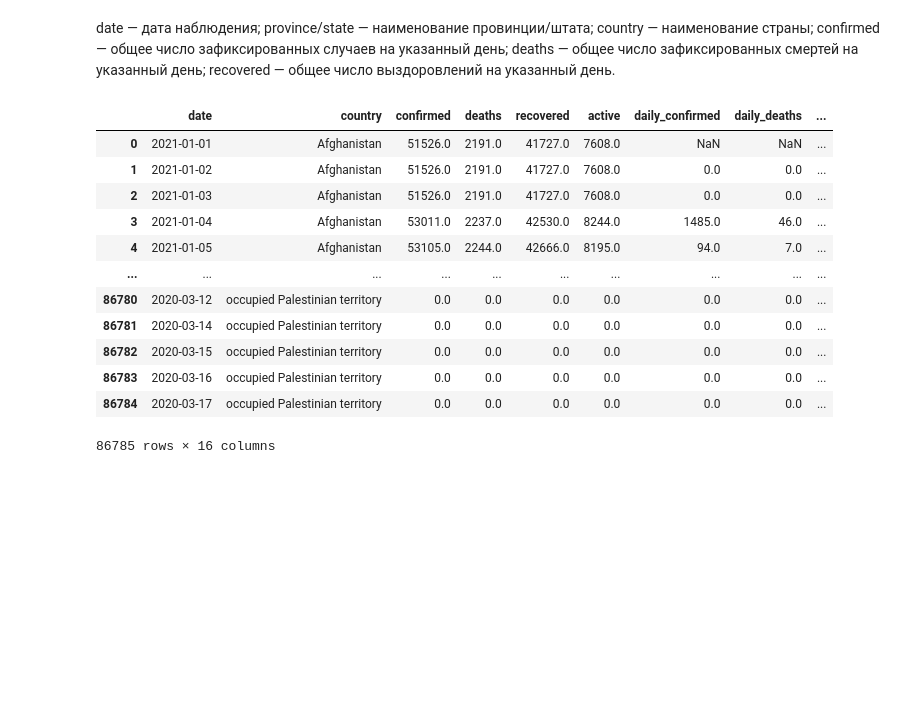
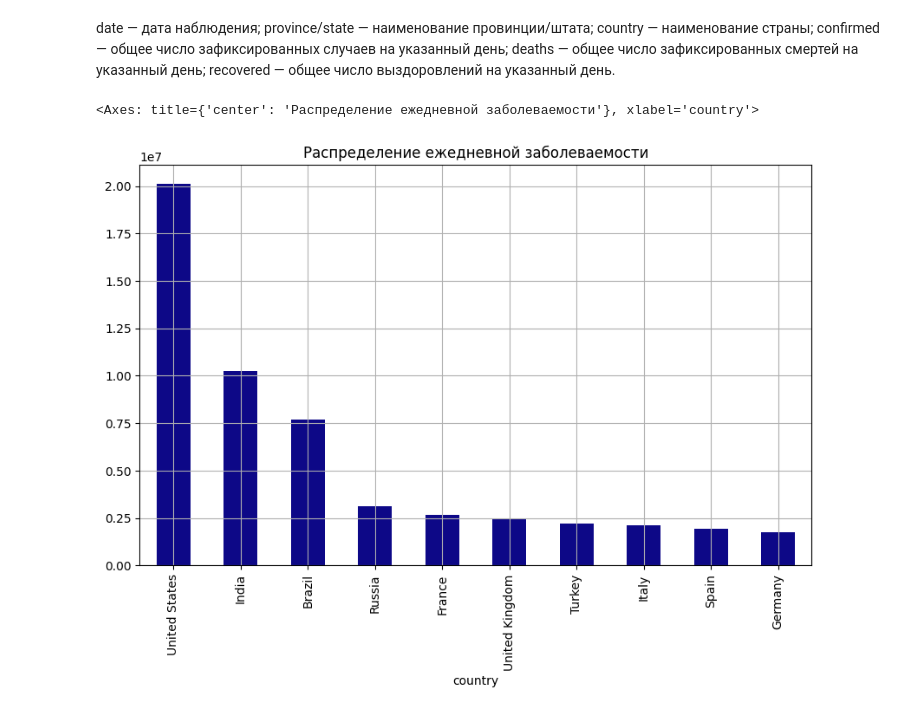
Before and after one commit to Ar1sha/sf, a Jupyter notebook: Pandas/covidJupiter1.ipynb, the cells around one changed output. Drawn from its saved outputs; the diff is of its cells as text; code cells hidden in the pictures; blank space fills up the shorter version.

Commit message:
matplotlib

```diff
--- a/Pandas/covidJupiter1.ipynb
+++ b/Pandas/covidJupiter1.ipynb
@@ -17,47 +17,60 @@ vaccines — комбинации вакцин, используемые в ст
  recovered — общее число выздоровлений на указанный день.
 # %%
 import pandas as pd
-df = pd.read_csv('C:\VS CODE\GIT\sf\Pandas\covid_data.csv', sep=',')
-vaccinations_data = pd.read_csv('C:\VS CODE\GIT\sf\Pandas\country_vaccinations.csv')
+covid_url = 'https://raw.githubusercontent.com/Ar1sha/sf/master/Pandas/covid_data.csv'
+vacc_url = 'https://raw.githubusercontent.com/Ar1sha/sf/master/Pandas/country_vaccinations.csv'
+df = pd.read_csv(covid_url, sep=',')
+vaccinations_data = pd.read_csv(vacc_url, sep=',')
 vaccinations_data = vaccinations_data[
     ['country', 'date', 'total_vaccinations',
      'people_vaccinated', 'people_vaccinated_per_hundred',
      'people_fully_vaccinated', 'people_fully_vaccinated_per_hundred',
      'daily_vaccinations', 'vaccines']
 ]
 df = df.groupby(
     ['date', 'country'],
     as_index=False
 )[['confirmed', 'deaths', 'recovered']].sum()
 df['active'] = df['confirmed'] - df['deaths'] - df['recovered']
 df = df.sort_values(by=['country', 'date'])
 df['daily_confirmed'] = df.groupby('country')['confirmed'].diff()
 df['daily_deaths'] = df.groupby('country')['deaths'].diff()
 df['daily_recovered'] = df.groupby('country')['recovered'].diff()
 df['date'] = pd.to_datetime(df['date'])
 vaccinations_data['date'] = pd.to_datetime(vaccinations_data['date'])
 mask = df['date'].max()
 mask2 = df['date'].min()
 vac_mask = vaccinations_data[(vaccinations_data['date']<mask) & (vaccinations_data['date']>mask2)]
 covid_df = pd.merge(
     df,
     vac_mask,
     on=['country','date'],
     how='left'
 )
-# covid_df['death_rate']=
-display(covid_df)
+covid_df['death_rate']= covid_df['deaths']/covid_df['confirmed']*100
+covid_df['recovered_rate']=covid_df['recovered']/covid_df['confirmed']*100
+grouped_cases = covid_df.groupby('date')['daily_confirmed'].sum()
+import matplotlib.pyplot as plt
+%matplotlib inline
+plt.style.use('default')
+
+# cases = grouped_cases.plot(
+#     kind='line',
+#     figsize=(12, 4),
+#     title='Ежедневная заболеваемость во времени',
+#     grid = True,
+#     lw=3
+# )
+grouped_country = covid_df.groupby(['country'])['confirmed'].last()
+grouped_country = grouped_country.nlargest(10)
+histogram = grouped_country.plot(
+    kind='bar',
+    figsize=(10, 6),
+    title='Распределение ежедневной заболеваемости',
+    grid = True,
+    colormap = 'plasma',
+ )
+display(histogram)
 # %% [output]
-|  | date | country | confirmed | deaths | recovered | active | daily_confirmed | daily_deaths | ... |
-| 0 | 2021-01-01 | Afghanistan | 51526.0 | 2191.0 | 41727.0 | 7608.0 | NaN | NaN | ... |
-| 1 | 2021-01-02 | Afghanistan | 51526.0 | 2191.0 | 41727.0 | 7608.0 | 0.0 | 0.0 | ... |
-| 2 | 2021-01-03 | Afghanistan | 51526.0 | 2191.0 | 41727.0 | 7608.0 | 0.0 | 0.0 | ... |
-| 3 | 2021-01-04 | Afghanistan | 53011.0 | 2237.0 | 42530.0 | 8244.0 | 1485.0 | 46.0 | ... |
-| 4 | 2021-01-05 | Afghanistan | 53105.0 | 2244.0 | 42666.0 | 8195.0 | 94.0 | 7.0 | ... |
-| ... | ... | ... | ... | ... | ... | ... | ... | ... | ... |
-| 86780 | 2020-03-12 | occupied Palestinian territory | 0.0 | 0.0 | 0.0 | 0.0 | 0.0 | 0.0 | ... |
-| 86781 | 2020-03-14 | occupied Palestinian territory | 0.0 | 0.0 | 0.0 | 0.0 | 0.0 | 0.0 | ... |
-| 86782 | 2020-03-15 | occupied Palestinian territory | 0.0 | 0.0 | 0.0 | 0.0 | 0.0 | 0.0 | ... |
-| 86783 | 2020-03-16 | occupied Palestinian territory | 0.0 | 0.0 | 0.0 | 0.0 | 0.0 | 0.0 | ... |
-| 86784 | 2020-03-17 | occupied Palestinian territory | 0.0 | 0.0 | 0.0 | 0.0 | 0.0 | 0.0 | ... |
-86785 rows × 16 columns
+<Axes: title={'center': 'Распределение ежедневной заболеваемости'}, xlabel='country'>
+[figure, added]
```
